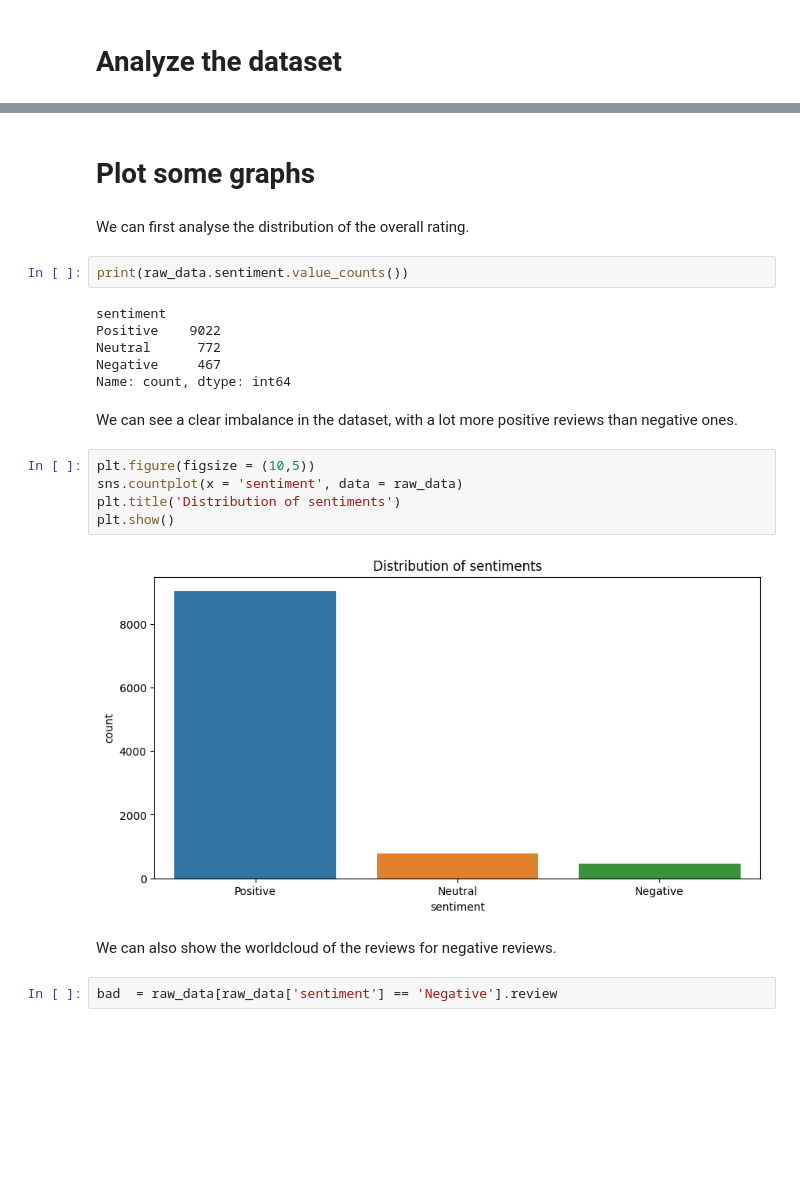
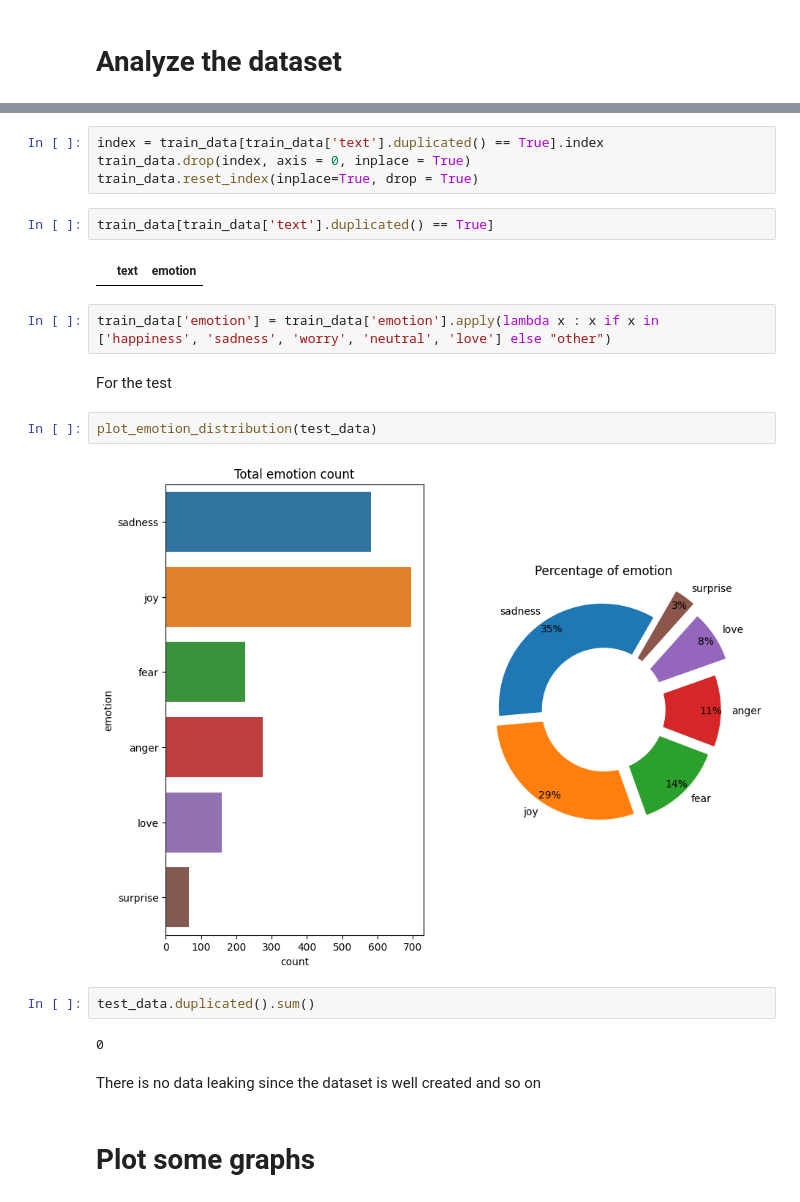
Before and after one commit to TonioElPuebloSchool/SAAR_NLP, a Jupyter notebook: 1_Exploratory_Data_Analysis.ipynb, the cells around one changed output, grey strips where cells are left out. Cells and saved outputs as stored; diff of their text form; blank space fills up the shorter version.

```diff
--- a/1_Exploratory_Data_Analysis.ipynb
+++ b/1_Exploratory_Data_Analysis.ipynb
@@ -104,25 +89,24 @@ raw_data.to_csv('data/clean_data/Musical_instruments_reviews_clean.csv', index=F
+# %%
+index = train_data[train_data['text'].duplicated() == True].index
+train_data.drop(index, axis = 0, inplace = True)
+train_data.reset_index(inplace=True, drop = True)
+# %%
+train_data[train_data['text'].duplicated() == True]
+# %% [output]
+|  | text | emotion |
+# %%
+train_data['emotion'] = train_data['emotion'].apply(lambda x : x if x in ['happiness', 'sadness', 'worry', 'neutral', 'love'] else "other")
+# %% [markdown]
+For the test
+# %%
+plot_emotion_distribution(test_data)
+# %% [output]
+[figure, added]
+# %%
+test_data.duplicated().sum()
+# %% [output]
+0
+# %% [markdown]
+There is no data leaking since the dataset is well created and so on
 # %% [markdown]
 # Plot some graphs
-# %% [markdown]
-We can first analyse the distribution of the overall rating.
-# %%
-print(raw_data.sentiment.value_counts())
-# %% [output]
-sentiment
-Positive    9022
-Neutral      772
-Negative     467
-Name: count, dtype: int64
-# %% [markdown]
-We can see a clear imbalance in the dataset, with a lot more positive reviews than negative ones.
-# %%
-plt.figure(figsize = (10,5))
-sns.countplot(x = 'sentiment', data = raw_data)
-plt.title('Distribution of sentiments')
-plt.show()
-# %% [output]
-[figure, removed]
-# %% [markdown]
-We can also show the worldcloud of the reviews for negative reviews.
-# %%
-bad  = raw_data[raw_data['sentiment'] == 'Negative'].review
```
Also changed, not shown: parts of 34 cells of this notebook, 15 other files.
